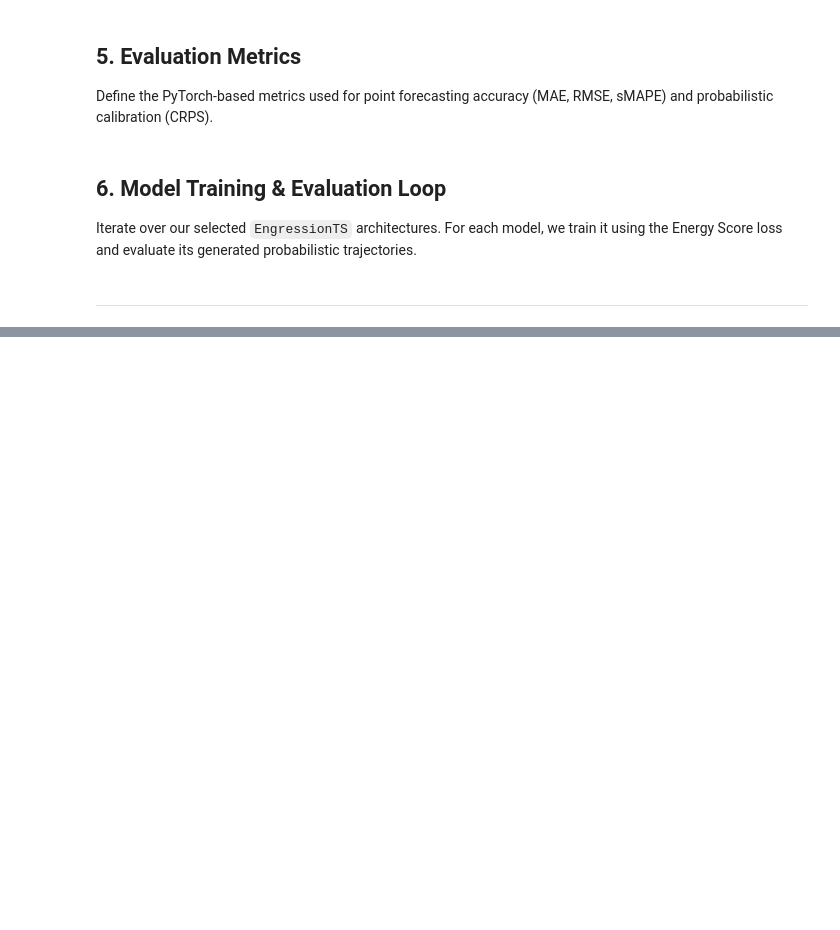
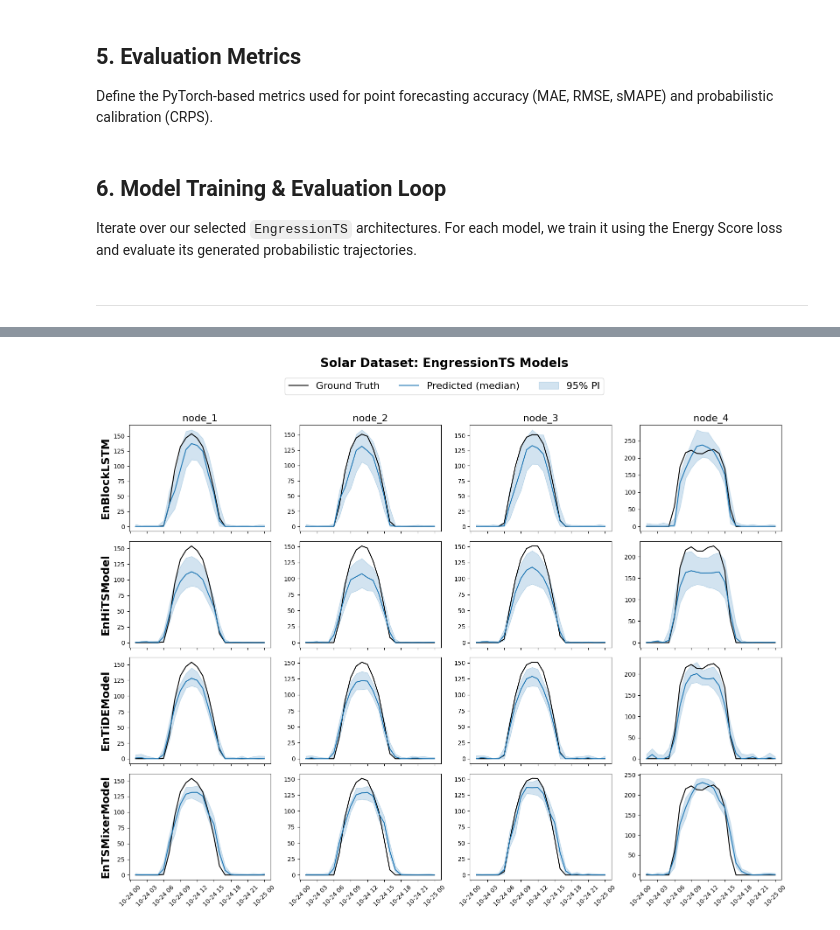
Before and after one commit to anushatomar13/engressionts, a Jupyter notebook: examples/engts-example-usage-solar.ipynb, the cells around one changed output, grey strips where cells are left out. Saved outputs shown, nothing was run; the diff lists cells and outputs as text; code cells hidden in the pictures; blank space fills up the shorter version.

```diff
--- a/examples/engts-example-usage-solar.ipynb
+++ b/examples/engts-example-usage-solar.ipynb
@@ -1323,9 +1322,8 @@ logger = logging.getLogger(__name__)
 
 # List of all models to run
 MODELS_TO_RUN_RAW = [
+    ("EnBlockLSTM", EnBlockRNNModel, {"model": "LSTM"}),
     ("EnHiTSModel", EnHiTSModel, {}),
-    ("EnRNNModel", EnRNNModel, {}),
-    ("EnLSTM", EnRNNModel, {"model": "LSTM"}),
     ("EnTiDEModel", EnTiDEModel, {}),
     ("EnTSMixerModel", EnTSMixerModel, {}),
 ]
@@ -1368,6 +1366,8 @@ else:
     logger.info("No existing results file found. Starting fresh...")
     completed_models = set()
     all_results = []
+
+trained_models = {}
 
 total_models = len(MODELS_TO_RUN)
 
@@ -1436,6 +1436,7 @@ for idx, (model_name, model_class, extra_kwargs) in enumerate(MODELS_TO_RUN, 1):
 
         training_time = time.time() - start_time
         logger.info(f"[{idx}/{total_models}] {model_name} trained/initialized in {training_time:.2f} seconds.")
+        trained_models[model_name] = model
 
         logger.info(f"[{idx}/{total_models}] Evaluating {model_name}...")
 
@@ -1559,0 +1568,90 @@ Total FLOPs: 0
+# %%
+import matplotlib.pyplot as plt
+
+n_rows, n_cols = len(PLOT_MODELS), len(PLOT_NODES)
+fig, axes = plt.subplots(
+    n_rows, n_cols,
+    figsize=(4 * n_cols, 3 * n_rows),
+    sharex=True
+)
+axes = np.atleast_2d(axes)
+
+for m_idx, model_name in enumerate(PLOT_MODELS):
+    y_true, y_pred, time_index = node_preds_cache[model_name]
+
+    y_median = np.median(y_pred, axis=-1)
+    y_lo = np.quantile(y_pred, 0.025, axis=-1)
+    y_hi = np.quantile(y_pred, 0.975, axis=-1)
+
+    for n_idx, node_i in enumerate(node_idx):
+        ax = axes[m_idx, n_idx]
+
+        ax.plot(
+            time_index,
+            y_true[:, node_i],
+            color="black",
+            lw=1.5,
+            label="Ground Truth"
+        )
+
+        ax.plot(
+            time_index,
+            y_median[:, node_i],
+            color="tab:blue",
+            lw=1.5,
+            label="Predicted (median)"
+        )
+
+        ax.fill_between(
+            time_index,
+            y_lo[:, node_i],
+            y_hi[:, node_i],
+            color="tab:blue",
+            alpha=0.2,
+            label="95% PI"
+        )
+
+        if m_idx == 0:
+            ax.set_title(
+                PLOT_NODES[n_idx],
+                fontsize=16
+            )
+
+        if n_idx == 0:
+            ax.set_ylabel(
+                model_name,
+                fontsize=18,
+                fontweight="bold"
+            )
+
+        ax.tick_params(axis="x", rotation=45)
+
+handles, labels = axes[0, 0].get_legend_handles_labels()
+
+fig.legend(
+    handles,
+    labels,
+    loc="upper center",
+    ncol=3,
+    bbox_to_anchor=(0.5, 1.03),
+    fontsize=16
+)
+
+fig.suptitle(
+    "Solar Dataset: EngressionTS Models",
+    y=1.06,
+    fontsize=20,
+    fontweight="bold"
+)
+
+plt.tight_layout()
+
+plt.savefig(
+    "Solar_PredVsGT_nodes1-4.pdf",
+    format="pdf",
+    bbox_inches="tight"
+)
+
+plt.show()
+# %% [output]
+[figure, added]
```
Also changed, not shown: parts of 6 cells of this notebook.
